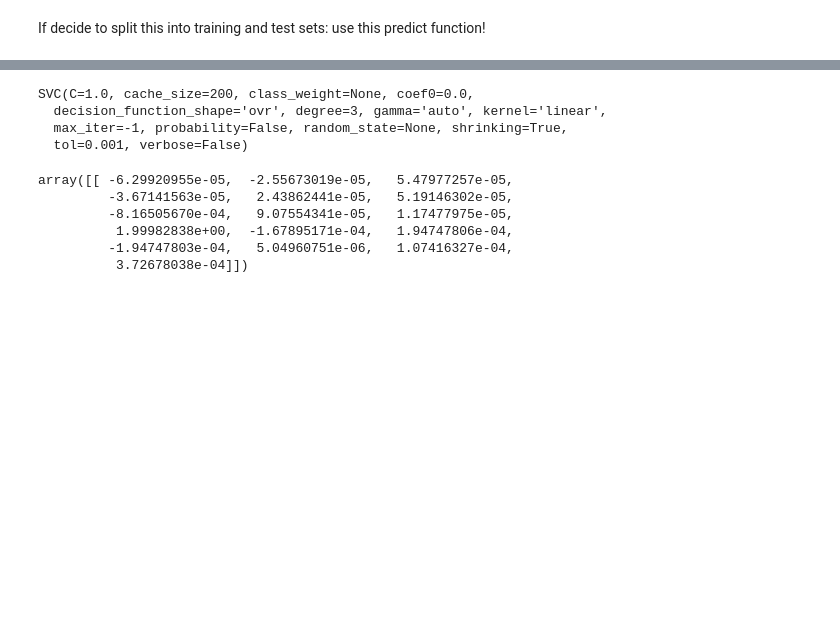
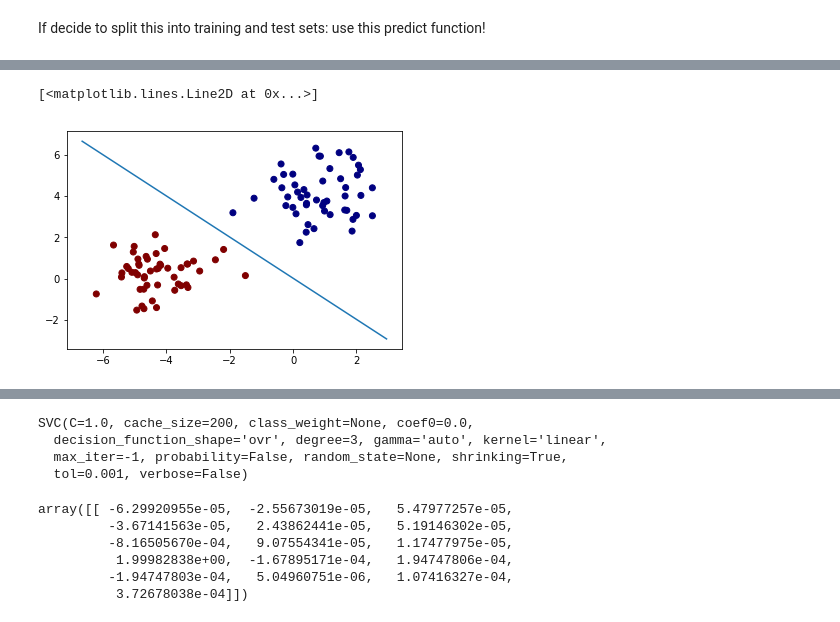
Before and after one commit to collinprather/BDI-2018-JupyterHub, a Jupyter notebook: SVM_scratch.ipynb, the cells around one changed output, grey strips where cells are left out. Drawn from its saved outputs; the diff is of its cells as text; code cells hidden in the pictures; blank space fills up the shorter version.

```diff
--- a/SVM_scratch.ipynb
+++ b/SVM_scratch.ipynb
@@ -107,0 +151,10 @@ def predict(X, weights):
+# %%
+plt.scatter(X[:,1], X[:,2], c=y, cmap = 'jet')
+ax = plt.gca()
+xlim = ax.get_xlim()
+ylim = ax.get_ylim()
+xx = np.linspace(xlim[0], xlim[1], 100)
+plt.plot(xx, (-clf.coef_[0,1]/clf.coef_[0,2]) * xx - (clf.coef_[0,0]/clf.coef_[0,2]))
+# %% [output]
+[<matplotlib.lines.Line2D at 0x...>]
+[figure, added]
```
Also changed, not shown: parts of 11 cells of this notebook.
